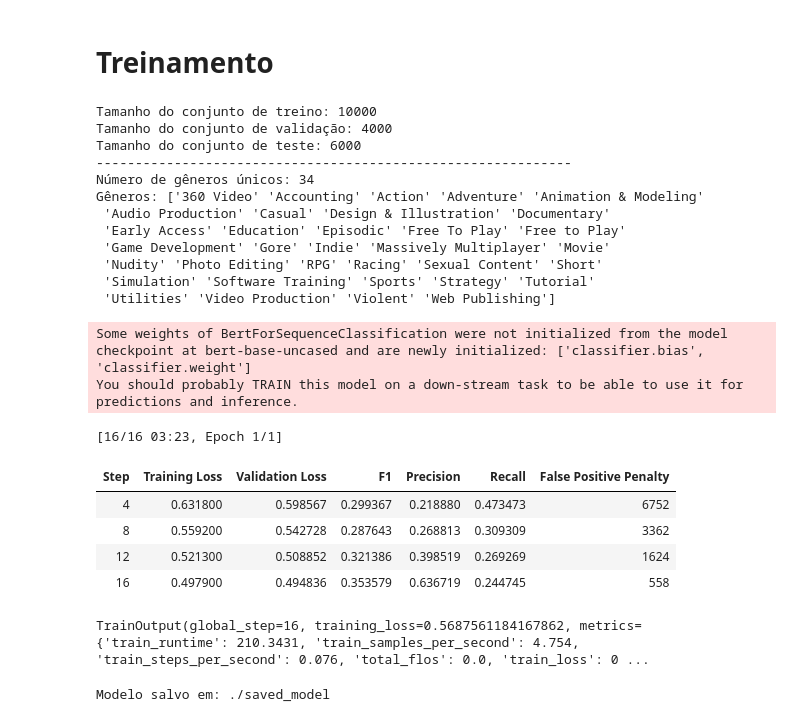
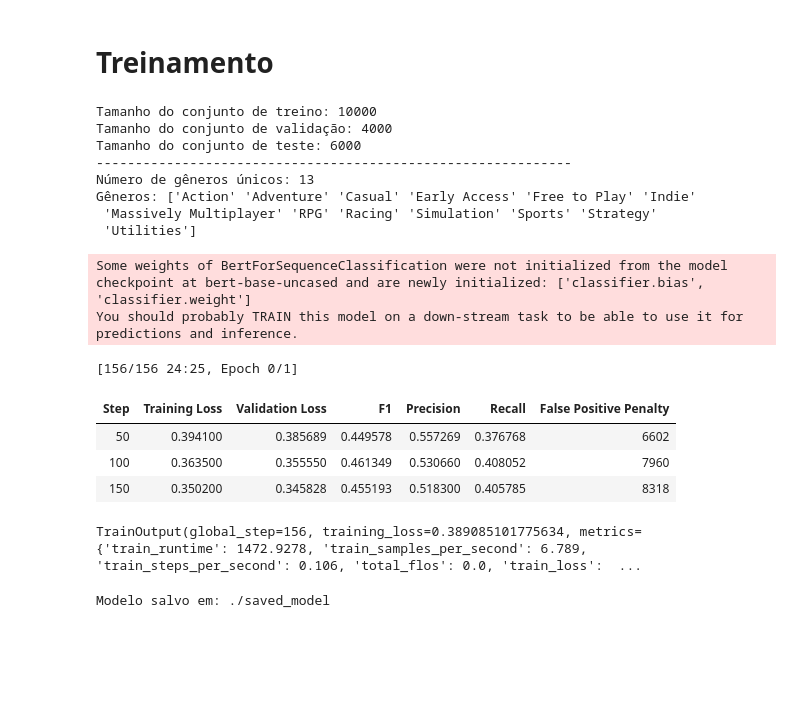
Before and after one commit to thaisfds/NLP_Natural_Language_Processing_Projects, a Jupyter notebook: TP_FINAL/main.ipynb, the cells around one changed output. Saved outputs shown, nothing was run; the diff lists cells and outputs as text; code cells hidden in the pictures; blank space fills up the shorter version.

```diff
--- a/TP_FINAL/main.ipynb
+++ b/TP_FINAL/main.ipynb
@@ -31,9 +57,9 @@ from tqdm import tqdm
 # %%
-# Verificar se o arquivo 'games_tratado.csv' já existe no diretório
-if os.path.exists('data/games_tratado.csv'):
+# Verificar se o arquivo 'games_database.csv' já existe no diretório
+if os.path.exists('data/games_database.csv'):
     # Se o arquivo existir, carregar o DataFrame do arquivo CSV
-    df = pd.read_csv('data/games_tratado.csv')
-    print("Arquivo 'games_tratado.csv' carregado.")
+    df = pd.read_csv('data/games_database.csv')
+    print("Arquivo 'games_database.csv' carregado.")
 
     # Remover aspas simples dos gêneros (se existirem)
     df['Genres'] = df['Genres'].apply(lambda x: [genre.replace("'", "") for genre in eval(x)] if isinstance(x, str) else x)
@@ -49,10 +75,8 @@ else:
     df['Genres'] = df['Genres'].apply(lambda x: [genre.replace("'", "") for genre in x] if isinstance(x, list) else [])
 
     # Salvar o DataFrame processado no arquivo
-    df.to_csv('data/games_tratado.csv', index=False)
-    print("Arquivo 'games_tratado.csv' criado e salvo.")
+    df.to_csv('data/games_database.csv', index=False)
+    print("Arquivo 'games_database.csv' criado e salvo.")
 
-# O DataFrame 'df' agora contém os dados carregados ou processados
-df_analise = df
 df.head()
 # %% [output]
@@ -215,14 +281,10 @@ Tamanho do conjunto de treino: 10000
 Tamanho do conjunto de validação: 4000
 Tamanho do conjunto de teste: 6000
 -------------------------------------------------------------
-Número de gêneros únicos: 34
-Gêneros: ['360 Video' 'Accounting' 'Action' 'Adventure' 'Animation & Modeling'
- 'Audio Production' 'Casual' 'Design & Illustration' 'Documentary'
- 'Early Access' 'Education' 'Episodic' 'Free To Play' 'Free to Play'
- 'Game Development' 'Gore' 'Indie' 'Massively Multiplayer' 'Movie'
- 'Nudity' 'Photo Editing' 'RPG' 'Racing' 'Sexual Content' 'Short'
- 'Simulation' 'Software Training' 'Sports' 'Strategy' 'Tutorial'
- 'Utilities' 'Video Production' 'Violent' 'Web Publishing']
+Número de gêneros únicos: 13
+Gêneros: ['Action' 'Adventure' 'Casual' 'Early Access' 'Free to Play' 'Indie'
+ 'Massively Multiplayer' 'RPG' 'Racing' 'Simulation' 'Sports' 'Strategy'
+ 'Utilities']
 # %%
 # Inicializar o tokenizer
 tokenizer = BertTokenizerFast.from_pretrained("bert-base-uncased")
@@ -311,42 +373,41 @@ class CustomTrainer(Trainer):
 # Configurar o treinamento
 training_args = TrainingArguments(
     output_dir="./training_output",
     eval_strategy="steps",
     save_strategy="steps",
-    eval_steps=4,
-    save_steps=4,
+    eval_steps=50,
+    save_steps=50,
     per_device_train_batch_size=32,
     per_device_eval_batch_size=32,
     gradient_accumulation_steps=2,
     learning_rate=5e-5,
     lr_scheduler_type="linear",
     weight_decay=0.01,
     num_train_epochs=1,
     logging_dir="./training_output/log",
     save_total_limit=2,
-    logging_steps=2,
+    logging_steps=10,
     fp16=True,
 )
 
 # Criar o Trainer personalizado
 trainer = CustomTrainer(
     model=model,
     args=training_args,
     train_dataset=train_dataset,
     eval_dataset=val_dataset,
     compute_metrics=compute_metrics,
 )
 
 # Avaliar o modelo
 trainer.train()
 # %% [output]
-[16/16 03:23, Epoch 1/1]
+[156/156 24:25, Epoch 0/1]
 | Step | Training Loss | Validation Loss | F1 | Precision | Recall | False Positive Penalty |
-| 4 | 0.631800 | 0.598567 | 0.299367 | 0.218880 | 0.473473 | 6752 |
-| 8 | 0.559200 | 0.542728 | 0.287643 | 0.268813 | 0.309309 | 3362 |
-| 12 | 0.521300 | 0.508852 | 0.321386 | 0.398519 | 0.269269 | 1624 |
-| 16 | 0.497900 | 0.494836 | 0.353579 | 0.636719 | 0.244745 | 558 |
+| 50 | 0.394100 | 0.385689 | 0.449578 | 0.557269 | 0.376768 | 6602 |
+| 100 | 0.363500 | 0.355550 | 0.461349 | 0.530660 | 0.408052 | 7960 |
+| 150 | 0.350200 | 0.345828 | 0.455193 | 0.518300 | 0.405785 | 8318 |
-TrainOutput(global_step=16, training_loss=0.5687561184167862, metrics={'train_runtime': 210.3431, 'train_samples_per_second': 4.754, 'train_steps_per_second': 0.076, 'total_flos': 0.0, 'train_loss': 0 ...
+TrainOutput(global_step=156, training_loss=0.389085101775634, metrics={'train_runtime': 1472.9278, 'train_samples_per_second': 6.789, 'train_steps_per_second': 0.106, 'total_flos': 0.0, 'train_loss':  ...
 # %%
 # Salvar o modelo
 def save_model(model, tokenizer, save_directory):
```
Also changed, not shown: parts of 8 cells of this notebook.
